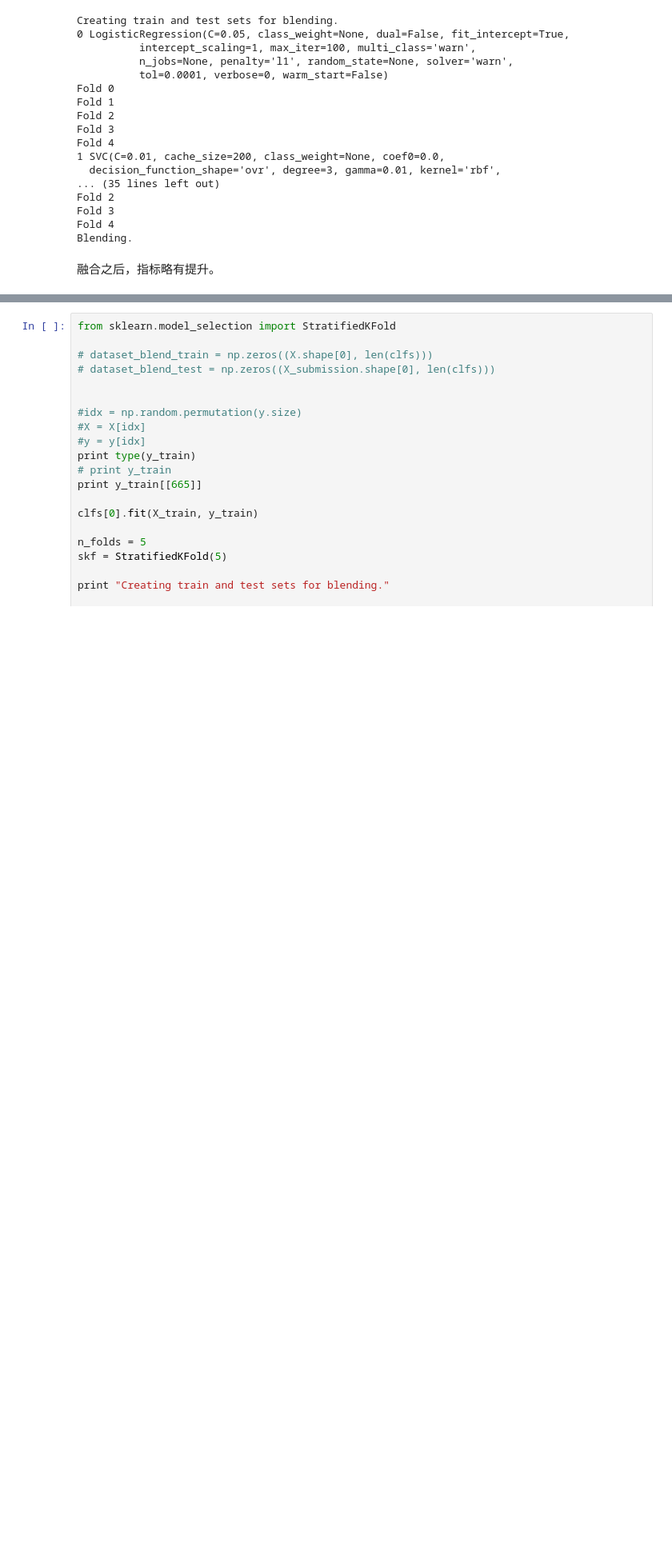
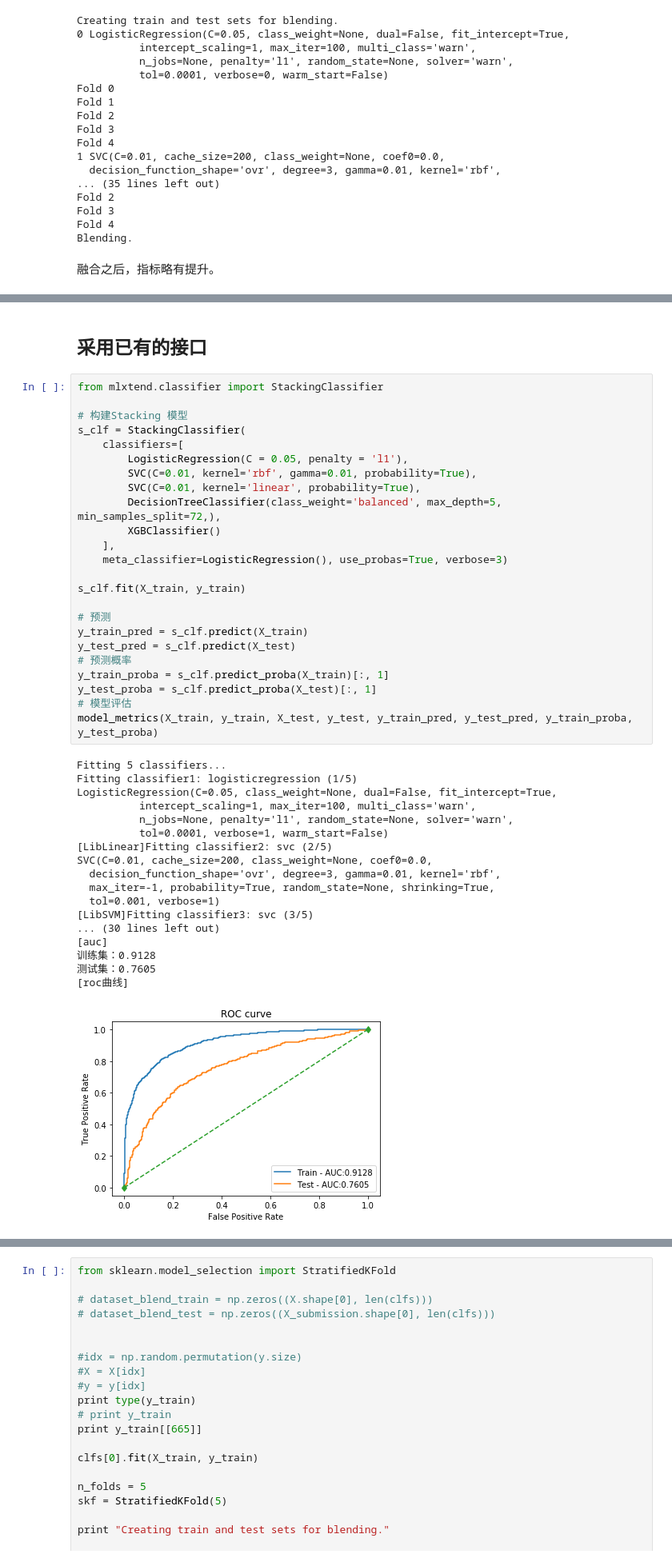
Before and after one commit to JepsonWong/Algorithm_Competition, a Jupyter notebook: 客户逾期分析/test.ipynb, the cells around one changed output, grey strips where cells are left out. Shown: that part at 80% size. Drawn from its saved outputs; the diff is of its cells as text; blank space fills up the shorter version.

```diff
--- a/客户逾期分析/test.ipynb
+++ b/客户逾期分析/test.ipynb
@@ -1157,0 +1249,45 @@ print '测试集：{:.4f}'.format(roc_auc_score(y_test, y_submission_proba))
+# %% [markdown]
+## 采用已有的接口
+# %%
+from mlxtend.classifier import StackingClassifier
+
+# 构建Stacking 模型
+s_clf = StackingClassifier(
+    classifiers=[
+        LogisticRegression(C = 0.05, penalty = 'l1'),
+        SVC(C=0.01, kernel='rbf', gamma=0.01, probability=True),
+        SVC(C=0.01, kernel='linear', probability=True),
+        DecisionTreeClassifier(class_weight='balanced', max_depth=5, min_samples_split=72,),
+        XGBClassifier()
+    ],
+    meta_classifier=LogisticRegression(), use_probas=True, verbose=3)
+
+s_clf.fit(X_train, y_train)
+
+# 预测
+y_train_pred = s_clf.predict(X_train)
+y_test_pred = s_clf.predict(X_test)
+# 预测概率
+y_train_proba = s_clf.predict_proba(X_train)[:, 1]
+y_test_proba = s_clf.predict_proba(X_test)[:, 1]
+# 模型评估
+model_metrics(X_train, y_train, X_test, y_test, y_train_pred, y_test_pred, y_train_proba, y_test_proba)
+# %% [output]
+Fitting 5 classifiers...
+Fitting classifier1: logisticregression (1/5)
+LogisticRegression(C=0.05, class_weight=None, dual=False, fit_intercept=True,
+          intercept_scaling=1, max_iter=100, multi_class='warn',
+          n_jobs=None, penalty='l1', random_state=None, solver='warn',
+          tol=0.0001, verbose=1, warm_start=False)
+[LibLinear]Fitting classifier2: svc (2/5)
+SVC(C=0.01, cache_size=200, class_weight=None, coef0=0.0,
+  decision_function_shape='ovr', degree=3, gamma=0.01, kernel='rbf',
+  max_iter=-1, probability=True, random_state=None, shrinking=True,
+  tol=0.001, verbose=1)
+[LibSVM]Fitting classifier3: svc (3/5)
+... (30 lines left out)
+[auc]
+训练集：0.9128
+测试集：0.7605
+[roc曲线]
+[figure, added]
```
Also changed, not shown: parts of 19 cells of this notebook.
